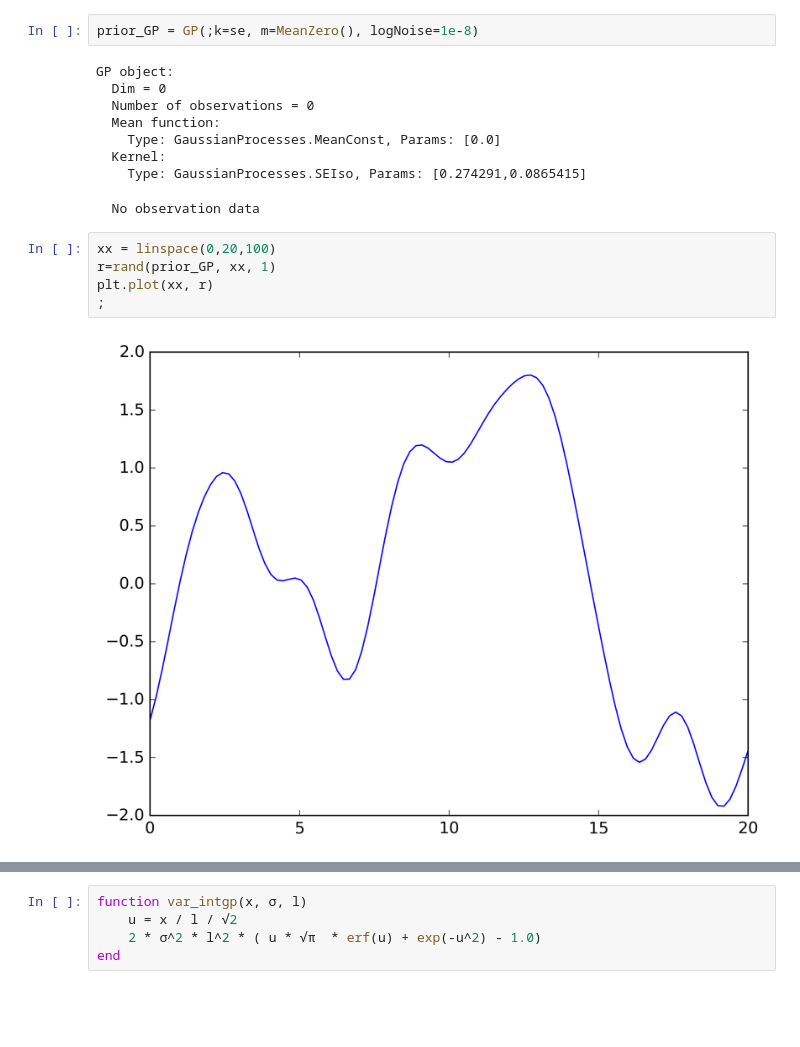
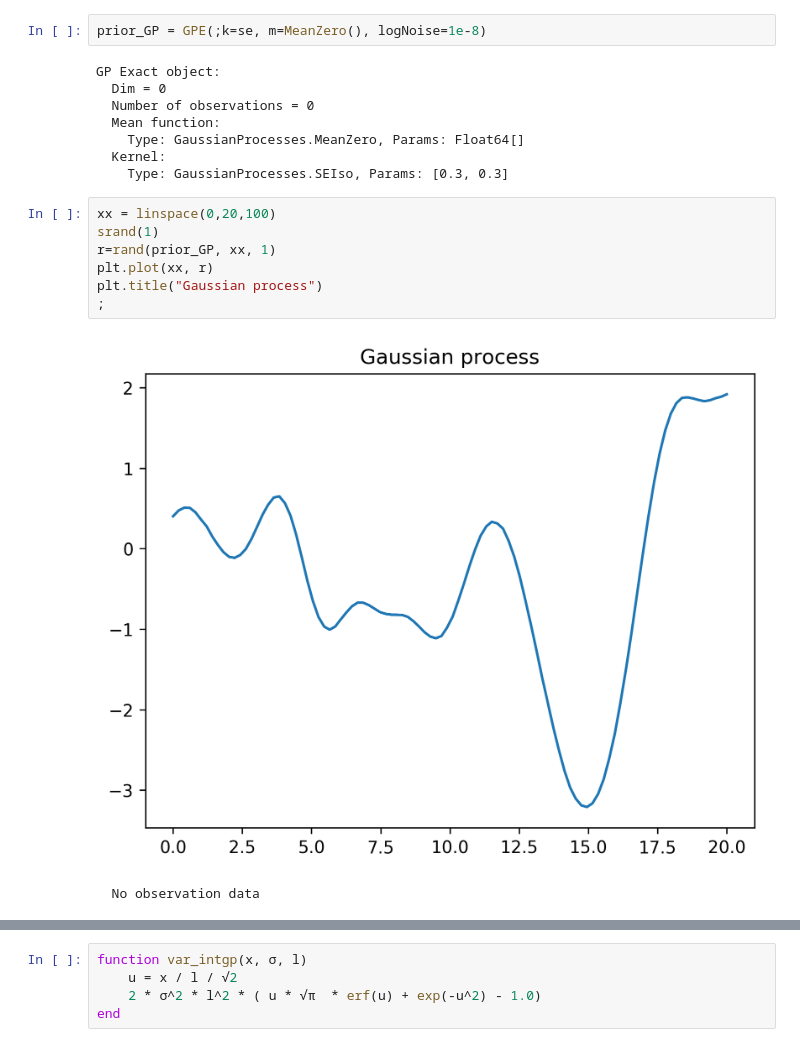
Before and after one commit to gwb/rdd-coverage, a Jupyter notebook: Maxime/notebooks/Integrate GP.ipynb, the cells around one changed output, grey strips where cells are left out. Cells and saved outputs as stored; diff of their text form; blank space fills up the shorter version.

```diff
--- a/Maxime/notebooks/Integrate GP.ipynb
+++ b/Maxime/notebooks/Integrate GP.ipynb
@@ -18,21 +23,23 @@ Type: GaussianProcesses.SEIso, Params: [0.3,0.3]
 # %%
-prior_GP = GP(;k=se, m=MeanZero(), logNoise=1e-8)
+prior_GP = GPE(;k=se, m=MeanZero(), logNoise=1e-8)
 # %% [output]
-GP object:
+GP Exact object:
   Dim = 0
   Number of observations = 0
   Mean function:
-    Type: GaussianProcesses.MeanConst, Params: [0.0]
+    Type: GaussianProcesses.MeanZero, Params: Float64[]
   Kernel:
-    Type: GaussianProcesses.SEIso, Params: [0.274291,0.0865415]
+    Type: GaussianProcesses.SEIso, Params: [0.3, 0.3]
-  No observation data
 # %%
 xx = linspace(0,20,100)
+srand(1)
 r=rand(prior_GP, xx, 1)
 plt.plot(xx, r)
+plt.title("Gaussian process")
 ;
 # %% [output]
-[figure, old version]
+[figure, new version]
+  No observation data
 # %%
 dx=median(diff(xx))
 int_r = cumsum(r)*dx
```
Also changed, not shown: parts of 37 cells of this notebook.
